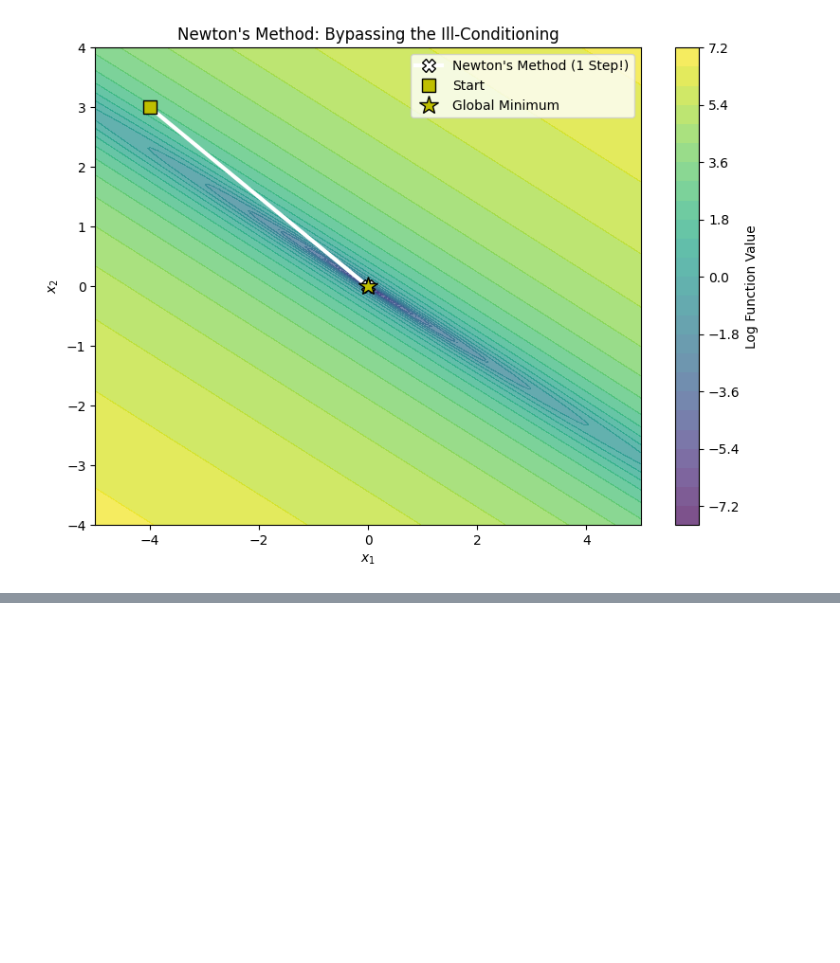
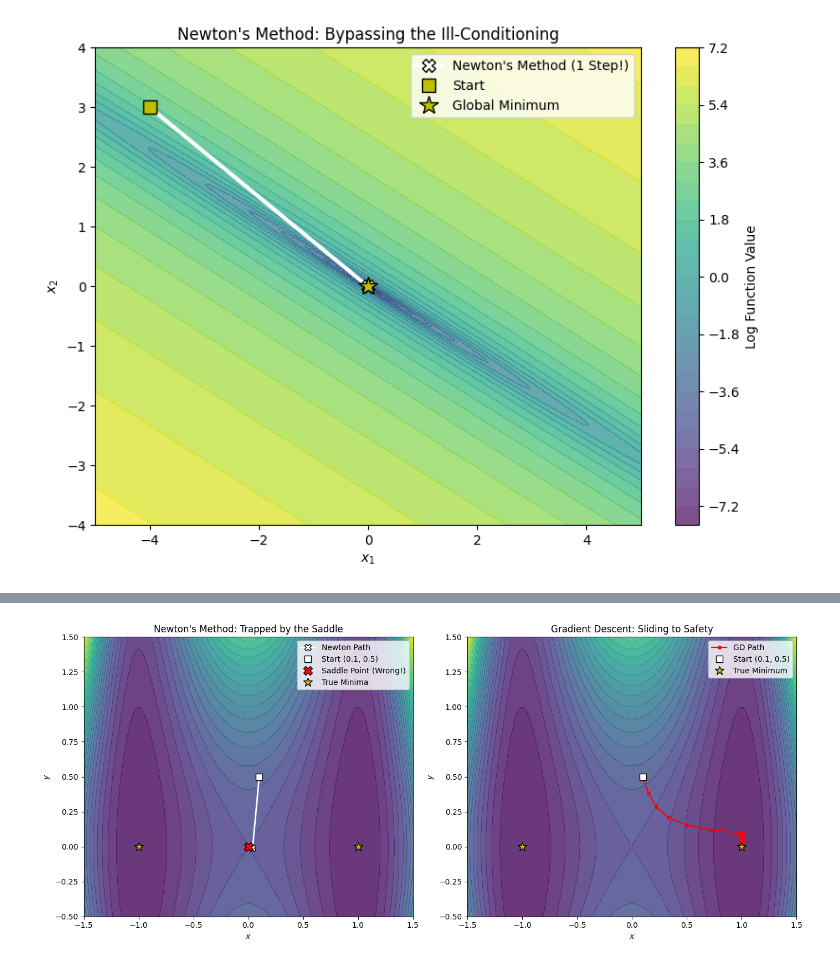
Before and after one commit to beniamin-bogosel/beniamin-bogosel.github.io, a Jupyter notebook: OPT_UAV/Gradient_Descent_2D.ipynb, the cells around one changed output, grey strips where cells are left out. Cells and saved outputs as stored; diff of their text form; code cells hidden in the pictures; blank space fills up the shorter version.

```diff
--- a/OPT_UAV/Gradient_Descent_2D.ipynb
+++ b/OPT_UAV/Gradient_Descent_2D.ipynb
@@ -948,0 +969,76 @@ Converged after 1 iterations.
+# %%
+# ---------------------------------------------------------
+# 12. Newton's Method on a Non-Convex Function
+# ---------------------------------------------------------
+def non_convex_hessian(v):
+    """Evaluates the exact Hessian matrix of the non-convex function."""
+    x, y = v[0], v[1]
+
+    # Second partial derivatives
+    d2f_dx2 = (12 * x**2 - 4) * (y**2 + 1)
+    d2f_dy2 = 2 * (x**2 - 1)**2 + 0.4
+    d2f_dxdy = 8 * x * y * (x**2 - 1)
+
+    return np.array([[d2f_dx2, d2f_dxdy],
+                     [d2f_dxdy, d2f_dy2]])
+
+# Start near the saddle point, but clearly offset
+start_danger = np.array([0.1, 0.5])
+
+print("Running Newton's Method...")
+history_newton_fail = newtons_method(
+    f=non_convex_func,
+    grad_f=non_convex_grad,
+    hess_f=non_convex_hessian,
+    x0=start_danger,
+    max_iter=10
+)
+
+print("\nRunning Variable Step Gradient Descent from the exact same point...")
+history_gd_escape = gradient_descent_variable(
+    f=non_convex_func, grad_f=non_convex_grad,
+    x0=start_danger, step_size=0.1, max_iter=150, rho=0.1
+)
+
+# ---------------------------------------------------------
+# Visualization: The Failure of Newton's Method
+# ---------------------------------------------------------
+def plot_newton_failure(f, hist_newton, hist_gd):
+    x_vals = np.linspace(-1.5, 1.5, 100)
+    y_vals = np.linspace(-0.5, 1.5, 100)
+    X, Y = np.meshgrid(x_vals, y_vals)
+
+    Z = np.zeros_like(X)
+    for i in range(X.shape[0]):
+        for j in range(X.shape[1]):
+            Z[i, j] = f(np.array([X[i, j], Y[i, j]]))
+
+    fig, (ax1, ax2) = plt.subplots(1, 2, figsize=(14, 6))
+
+    # Plot 1: Newton's Method jumping to the Saddle
+    contour1 = ax1.contourf(X, Y, Z, levels=30, cmap='viridis', alpha=0.8)
+    ax1.plot(hist_newton[:, 0], hist_newton[:, 1], 'wX-', markersize=8, linewidth=2, markeredgecolor='k', label='Newton Path')
+    ax1.plot(start_danger[0], start_danger[1], 'ws', markersize=8, markeredgecolor='k', label='Start (0.1, 0.5)')
+    ax1.plot(0, 0, 'rX', markersize=12, markeredgecolor='k', label='Saddle Point (Wrong!)')
+    ax1.plot([1, -1], [0, 0], 'y*', markersize=12, markeredgecolor='k', label='True Minima')
+    ax1.set_title("Newton's Method: Trapped by the Saddle")
+    ax1.set_xlabel('$x$')
+    ax1.set_ylabel('$y$')
+    ax1.legend()
+
+    # Plot 2: Gradient Descent escaping
+    contour2 = ax2.contourf(X, Y, Z, levels=30, cmap='viridis', alpha=0.8)
+    ax2.plot(hist_gd[:, 0], hist_gd[:, 1], 'ro-', markersize=4, label='GD Path')
+    ax2.plot(start_danger[0], start_danger[1], 'ws', markersize=8, markeredgecolor='k', label='Start (0.1, 0.5)')
+    ax2.plot(1, 0, 'y*', markersize=12, markeredgecolor='k', label='True Minimum')
+    ax2.plot(-1, 0, 'y*', markersize=12, markeredgecolor='k')
+    ax2.set_title("Gradient Descent: Sliding to Safety")
+    ax2.set_xlabel('$x$')
+    ax2.set_ylabel('$y$')
+    ax2.legend()
+
+    plt.tight_layout()
+    plt.show()
+
+plot_newton_failure(non_convex_func, history_newton_fail, history_gd_escape)
+# %% [output]
@@ -948,0 +1050 @@ Converged after 1 iterations.
+[figure, added]
```
Also changed, not shown: parts of 8 cells of this notebook, 5 other files.
